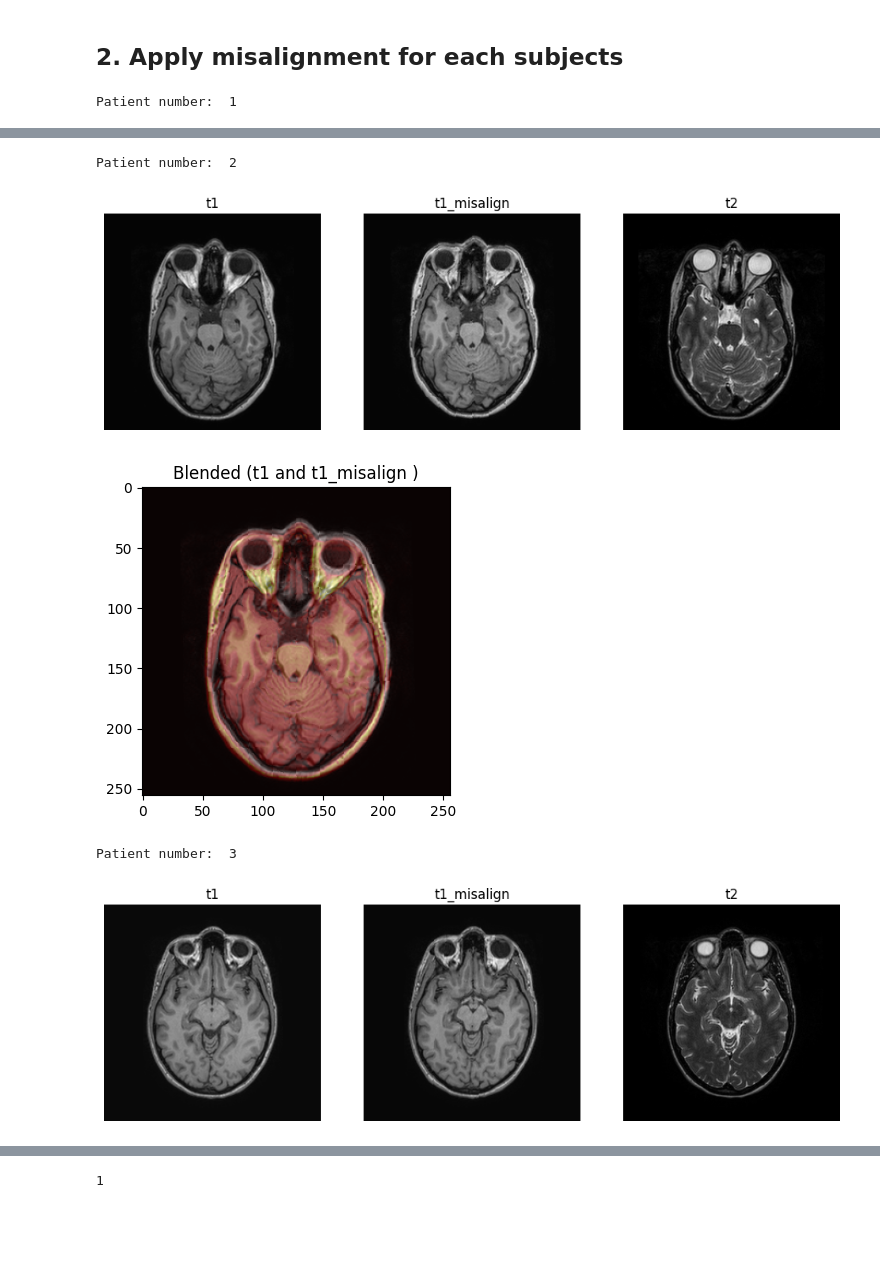
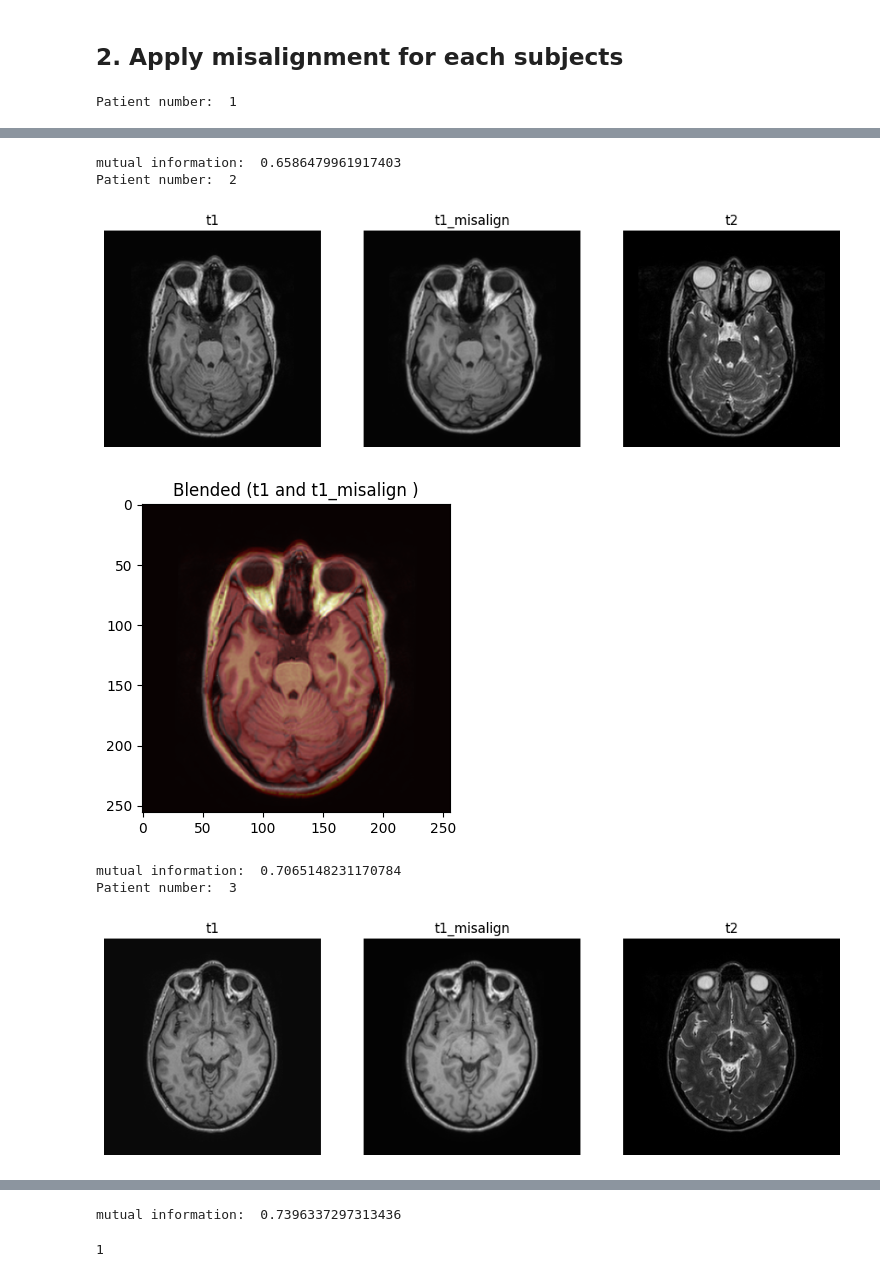
Before and after one commit to danny4159/Misaligned_image-to-image_translation, a Jupyter notebook: Step1_data_processing_daniel.ipynb, the cells around one changed output, grey strips where cells are left out. Saved outputs shown, nothing was run; the diff lists cells and outputs as text; code cells hidden in the pictures; blank space fills up the shorter version.

```diff
--- a/Step1_data_processing_daniel.ipynb
+++ b/Step1_data_processing_daniel.ipynb
@@ -83,0 +125,13 @@ fig = matshow3d(f['data_x'][:,:,30:36,0], frame_dim=-1, show=True, cmap='gray',
+# %%
+# [T2 norm and plot] devide std for each patient (there was contrast defference for eact patient)
+
+f = h5py.File('datasets/IXI/train/data.mat','r')
+array = f['data_y'][...,0] # first slice in t1
+block_size = 91 # 91 slices in one subject
+sliced_array = slice_array(array, block_size)
+for i in range(sliced_array.shape[3]):
+    sliced_array[:,:,:,i] = sliced_array[:,:,:,i] / sliced_array[:,:,:,i].std()
+    print(sliced_array[:,:,:,i].max())
+    print(sliced_array[:,:,:,i].min())
+
+fig = matshow3d(sliced_array[:,:,25,:].squeeze(), frame_dim=-1, show=True, cmap='gray', figsize=(7,7))
@@ -141,19 +233,22 @@ transform_list = [] # After observing the transform result, save only the desire
 ## Parameter confirmation after observing transform result
 
 rand_3d_elastic_transform = Rand3DElastic(
-    mode="nearest",
-    prob=1.0,
-    sigma_range=(3, 5), # Sigma range for smoothing random displacement
-    magnitude_range=(0.1, 0.1, 0.1), # Deformation magnitude
-    rotate_range=(0.1, 0.1, 0.1),
-    shear_range=(0.025, 0.025, 0.025),
-    translate_range=(3, 3, 3),
-    padding_mode="border"
+    sigma_range=(1,1), # Fixed value. Minimal
+    magnitude_range=(0.04, 0.04, 0.04), # Elastic deformation. 영상이 짜글짜글해진다. 적게쓰기
+    prob=1.0, # Fixed value
+    rotate_range=(0.04, 0.04, 0.04), # Rotation. 그래도 현실적인 변형. 적당히. 영향 크다.
+    shear_range=(0.04, 0.04, 0.04), # shear transformation. 엿가락처럼 늘어난다. 적게쓰기
+    translate_range=None, # Fixed value
+    scale_range=(0.04, 0.04, 0.04),
+    spatial_size=None, # Fixed value
+    mode="bilinear", # Fixed value
+    padding_mode="border", # Fixed value
+    device=None
 )
 
 root_dir = 'datasets/IXI/train'
-t1s = sorted(glob.glob(os.path.join(root_dir, "t1*.nii.gz")))
-t2s = sorted(glob.glob(os.path.join(root_dir, "t2*.nii.gz")))
+t1s = sorted(glob.glob(os.path.join(root_dir, "t1*.nii.gz")))[0:3] #TODO: 이부분 0~3 손대기
+t2s = sorted(glob.glob(os.path.join(root_dir, "t2*.nii.gz")))[0:3]
 
 imtrans = Compose(
     [
@@ -200,5 +295,7 @@ for idx, (im1, im1_trans, im2) in enumerate(loader):
     plot_2d_slice([im1, im1_trans, im2], ['t1', 't1_misalign', 't2'], slice_idx)
     blended_align = blend_and_transpose(im1_trans[0,0,:,:,slice_idx], im1[0,0,:,:,slice_idx])
     plot_images([blended_align], ['Blended (t1 and t1_misalign )']) # Plot the images
+    mi = calculate_mutual_info(im1, im1_trans)
+    print("mutual information: ",mi)
 # %% [output]
 Patient number:  1
@@ -207,5 +304,7 @@ Patient number:  1
+mutual information:  0.6586479961917403
 Patient number:  2
-[figure, old version]
+[figure, new version]
-[figure, old version]
+[figure, new version]
+mutual information:  0.7065148231170784
 Patient number:  3
-[figure, old version]
+[figure, new version]
@@ -213,3 +312,4 @@ Patient number:  3
+mutual information:  0.7396337297313436
 # %%
 transform_list.append(rand_3d_elastic_transform)
 print(len(transform_list))
```
Also changed, not shown: parts of 18 cells of this notebook, 2 other files.
